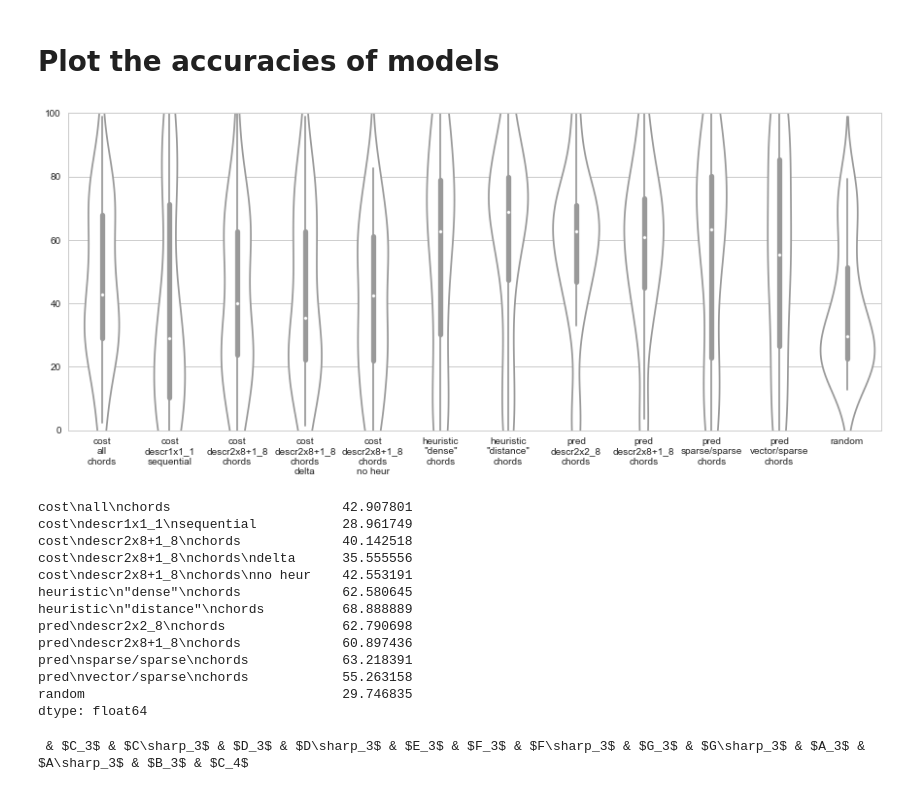
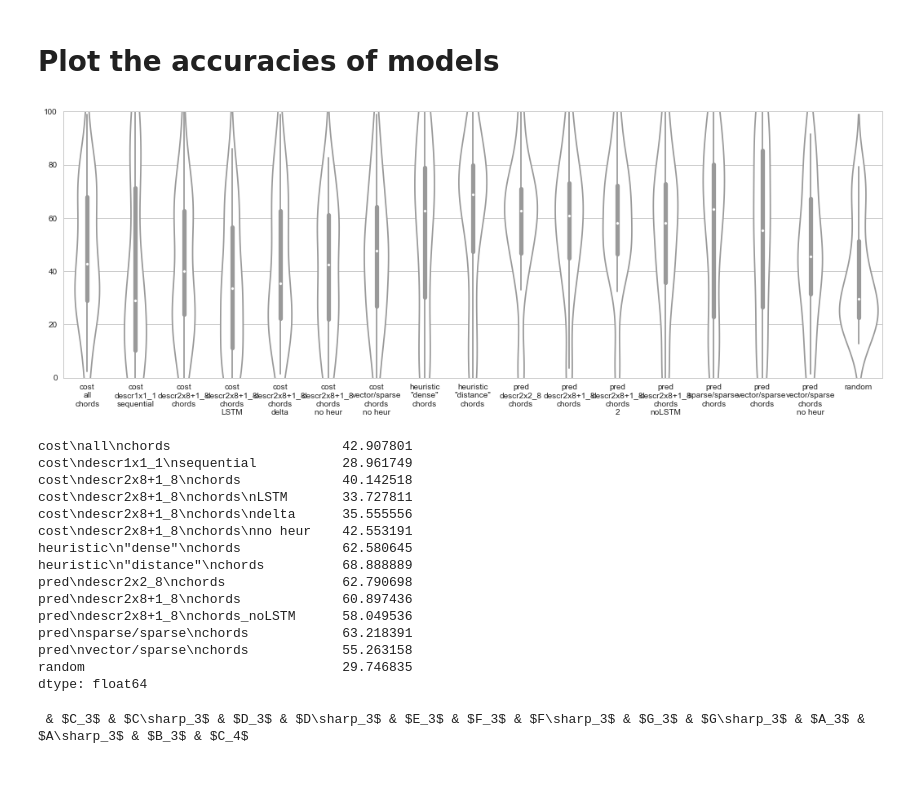
Before and after one commit to eliasmistler/tabgen, a Jupyter notebook: img.ipynb, the cells around one changed output. Drawn from its saved outputs; the diff is of its cells as text; code cells hidden in the pictures.

```diff
--- a/img.ipynb
+++ b/img.ipynb
@@ -135,7 +135,11 @@ model_accuracies = pd.DataFrame({
     # 'pred\ndescr2x2+1_8\nchords': [56.656346749226, 49.056603773584904, 60.04273504273504, 74.21383647798741, 59.09090909090909, 57.59493670886076, 64.73526473526474, 69.2972972972973, 62.7906976744186, 62.7906976744186, 75.73449401523395, 35.57692307692308, 0.38314176245210724, 72.66922094508301, 46.33507853403142, 3.488372093023256, 47.74774774774775, 47.74774774774775, 1.7735334242837655, 1.4388489208633095, 27.528809218950062, 61.6519174041298, 65.0, 46.09929078014184, 47.26840855106889, 32.87671232876712, 51.35135135135135, 77.58620689655173, 85.80645161290322, 40.0, 65.9090909090909, 100.0, 76.66666666666667, 76.66666666666667, 98.94551845342706, 58.620689655172406, 76.90058479532163, 69.23076923076923, 71.25984251968504],
     'pred\ndescr2x8+1_8\nchords': [54.79876160990712, 54.24528301886793, 60.89743589743589, 75.47169811320755, 40.4040404040404, 50.0, 68.43156843156844, 69.72972972972973, 65.89147286821705, 65.89147286821705, 77.80195865070729, 43.269230769230774, 0.38314176245210724, 84.2911877394636, 46.596858638743456, 3.488372093023256, 31.53153153153153, 31.53153153153153, 1.7735334242837655, 1.4388489208633095, 51.21638924455826, 53.687315634218294, 65.20833333333333, 58.86524822695035, 36.81710213776722, 31.963470319634702, 50.45045045045045, 77.58620689655173, 89.24731182795699, 71.11111111111111, 67.04545454545455, 100.0, 75.33333333333333, 75.33333333333333, 98.94551845342706, 49.42528735632184, 93.85964912280701, 61.24260355029586, 70.47244094488188],
     'pred\nvector/sparse\nchords': [56.811145510835914, 53.301886792452834, 21.367521367521366, 35.84905660377358, 31.565656565656564, 43.037974683544306, 89.31068931068931, 81.62162162162161, 70.54263565891473, 70.54263565891473, 89.44504896626768, 38.94230769230769, 99.87228607918263, 4.597701149425287, 20.418848167539267, 0.0, 9.90990990990991, 9.90990990990991, 1.7735334242837655, 1.5827338129496402, 94.36619718309859, 48.96755162241888, 59.791666666666664, 0.0, 54.63182897862233, 100.0, 91.8918918918919, 75.86206896551724, 68.60215053763442, 68.88888888888889, 37.5, 100.0, 93.83333333333333, 93.83333333333333, 98.94551845342706, 19.54022988505747, 55.26315789473685, 49.40828402366864, 64.56692913385827],
+    'pred\nvector/sparse\nchords\nno heur' : [52.78637770897833, 37.735849056603776, 35.8974358974359, 58.80503144654088, 15.151515151515152, 44.936708860759495, 73.72627372627373, 72.32432432432432, 72.09302325581395, 72.09302325581395, 62.35038084874864, 44.230769230769226, 20.434227330779056, 4.725415070242656, 46.596858638743456, 1.744186046511628, 31.53153153153153, 31.53153153153153, 1.6371077762619373, 1.4388489208633095, 12.163892445582587, 50.442477876106196, 54.79166666666667, 48.226950354609926, 62.23277909738717, 32.87671232876712, 88.28828828828829, 79.3103448275862, 18.70967741935484, 28.888888888888886, 45.45454545454545, 91.66666666666666, 90.0, 90.0, 82.77680140597539, 40.229885057471265, 42.98245614035088, 42.60355029585799, 48.031496062992126],
     'pred\nsparse/sparse\nchords': [58.82352941176471, 24.056603773584907, 51.06837606837607, 81.13207547169812, 64.14141414141415, 51.89873417721519, 77.22277722277722, 82.05405405405405, 72.09302325581395, 72.09302325581395, 81.39281828073993, 50.72115384615385, 76.62835249042146, 21.58365261813538, 11.518324607329843, 0.0, 20.72072072072072, 20.72072072072072, 1.6371077762619373, 1.4388489208633095, 100.0, 75.51622418879056, 52.916666666666664, 0.0, 60.09501187648456, 12.32876712328767, 93.09309309309309, 79.3103448275862, 90.32258064516128, 15.555555555555555, 75.0, 100.0, 93.83333333333333, 93.83333333333333, 98.94551845342706, 63.2183908045977, 71.9298245614035, 44.08284023668639, 59.055118110236215],
+    'pred\ndescr2x8+1_8\nchords\nnoLSTM': [58.04953560371517, 2.358490566037736, 48.504273504273506, 72.32704402515722, 37.37373737373738, 34.177215189873415, 67.63236763236763, 69.83783783783784, 62.7906976744186, 62.7906976744186, 73.12295973884657, 43.75, 100.0, 8.301404853128991, 66.2303664921466, 0.0, 31.53153153153153, 31.53153153153153, 1.7735334242837655, 1.4388489208633095, 53.39308578745199, 49.557522123893804, 48.541666666666664, 64.8936170212766, 66.5083135391924, 33.33333333333333, 66.06606606606607, 77.58620689655173, 76.77419354838709, 28.888888888888886, 57.95454545454546, 100.0, 76.66666666666667, 76.66666666666667, 98.94551845342706, 78.16091954022988, 90.35087719298247, 40.23668639053255, 44.881889763779526],
+    'pred\ndescr2x8+1_8\nchords\n2': [49.07120743034056, 49.056603773584904, 46.15384615384615, 72.95597484276729, 71.46464646464646, 51.26582278481012, 67.13286713286713, 69.83783783783784, 62.7906976744186, 62.7906976744186, 79.97823721436343, 37.980769230769226, 100.0, 6.513409961685824, 46.596858638743456, 47.093023255813954, 45.94594594594595, 45.94594594594595, 2.728512960436562, 2.446043165467626, 32.52240717029449, 70.20648967551622, 51.66666666666667, 48.93617021276596, 35.62945368171022, 43.83561643835616, 64.56456456456456, 77.58620689655173, 81.29032258064515, 57.77777777777777, 68.18181818181817, 100.0, 78.5, 78.5, 98.94551845342706, 70.11494252873564, 84.7953216374269, 49.40828402366864, 58.26771653543307],
+
     # 'pred\nall\nchords'
 
     # delta
@@ -160,49 +164,53 @@ model_accuracies = pd.DataFrame({
     'cost\nall\nchords': [30.185758513931887, 4.245283018867925, 30.982905982905983, 80.50314465408806, 36.11111111111111, 32.278481012658226, 75.82417582417582, 69.08108108108108, 78.29457364341084, 78.29457364341084, 79.5429815016322, 24.519230769230766, 18.39080459770115, 66.66666666666666, 48.69109947643979, 57.55813953488372, 21.62162162162162, 21.62162162162162, 2.728512960436562, 2.446043165467626, 62.355953905249685, 35.39823008849557, 28.125, 42.90780141843972, 25.890736342042754, 21.91780821917808, 41.44144144144144, 75.86206896551724, 76.98924731182795, 40.0, 50.0, 72.61904761904762, 61.5, 61.5, 98.94551845342706, 43.67816091954023, 29.82456140350877, 32.544378698224854, 51.181102362204726],
     'cost\ndescr2x8+1_8\nchords': [18.575851393188856, 66.98113207547169, 13.88888888888889, 41.19496855345912, 9.595959595959595, 43.037974683544306, 57.642357642357645, 68.97297297297297, 62.7906976744186, 62.7906976744186, 74.10228509249184, 18.269230769230766, 0.0, 6.385696040868455, 11.2565445026178, 65.11627906976744, 24.324324324324326, 24.324324324324326, 4.774897680763983, 3.741007194244604, 26.504481434058896, 48.67256637168141, 25.0, 26.595744680851062, 40.142517814726844, 32.87671232876712, 69.36936936936937, 77.58620689655173, 84.08602150537634, 62.22222222222222, 27.27272727272727, 100.0, 56.49999999999999, 56.49999999999999, 76.97715289982425, 22.988505747126435, 28.07017543859649, 28.402366863905325, 50.0],
     'cost\ndescr2x8+1_8\nchords\nno heur': [27.708978328173373, 58.9622641509434, 19.65811965811966, 66.98113207547169, 21.464646464646464, 62.0253164556962, 61.038961038961034, 61.62162162162163, 62.7906976744186, 62.7906976744186, 75.40805223068553, 8.173076923076923, 0.0, 6.385696040868455, 44.50261780104712, 0.0, 30.630630630630627, 30.630630630630627, 7.094133697135062, 6.618705035971223, 8.322663252240718, 57.817109144542776, 21.041666666666668, 42.5531914893617, 51.06888361045131, 22.37442922374429, 37.53753753753754, 79.3103448275862, 78.27956989247312, 75.55555555555556, 35.22727272727273, 45.23809523809524, 25.166666666666664, 25.166666666666664, 82.77680140597539, 28.735632183908045, 55.26315789473685, 47.633136094674555, 53.937007874015755],
-    # 'cost\nvector/sparse\nchords'
+    'cost\ndescr2x8+1_8\nchords\nLSTM': [36.84210526315789, 63.20754716981132, 64.52991452991454, 15.40880503144654, 12.121212121212121, 20.88607594936709, 70.32967032967034, 70.37837837837839, 76.74418604651163, 76.74418604651163, 61.915125136017416, 24.278846153846153, 0.0, 8.939974457215836, 5.49738219895288, 36.04651162790697, 36.03603603603604, 36.03603603603604, 3.547066848567531, 2.877697841726619, 37.38796414852753, 10.32448377581121, 15.625, 2.8368794326241136, 39.19239904988123, 54.794520547945204, 1.8018018018018018, 58.620689655172406, 32.043010752688176, 48.888888888888886, 25.0, 45.23809523809524, 23.833333333333336, 23.833333333333336, 86.11599297012302, 1.1494252873563218, 0.0, 33.72781065088758, 62.59842519685039],
+
+    'cost\nvector/sparse\nchords\nno heur': [26.006191950464398, 25.0, 17.094017094017094, 69.18238993710692, 50.505050505050505, 18.354430379746837, 64.33566433566433, 61.29729729729729, 67.44186046511628, 67.44186046511628, 83.02502720348205, 34.855769230769226, 17.24137931034483, 8.301404853128991, 26.96335078534031, 0.0, 41.44144144144144, 41.44144144144144, 51.56889495225102, 53.956834532374096, 92.44558258642766, 82.59587020648968, 32.29166666666667, 0.0, 43.705463182897866, 32.87671232876712, 64.26426426426426, 75.86206896551724, 78.06451612903226, 48.888888888888886, 44.31818181818182, 47.61904761904761, 27.0, 27.0, 98.94551845342706, 13.793103448275861, 49.122807017543856, 48.5207100591716, 53.14960629921261],
     # 'cost\nsparse/sparse\nchords'
 
     # delta
     # 'cost\nall\nchords\ndelta'
     'cost\ndescr2x8+1_8\nchords\ndelta': [32.972136222910216, 74.52830188679245, 25.427350427350426, 52.83018867924528, 15.909090909090908, 26.582278481012654, 74.92507492507492, 72.97297297297297, 59.68992248062015, 59.68992248062015, 78.23721436343853, 17.78846153846154, 1.532567049808429, 8.301404853128991, 25.654450261780106, 9.30232558139535, 12.612612612612612, 12.612612612612612, 24.556616643929058, 22.15827338129496, 33.93085787451985, 26.548672566371685, 3.958333333333333, 54.25531914893617, 56.294536817102134, 22.37442922374429, 65.46546546546547, 74.13793103448276, 40.0, 35.55555555555556, 25.0, 86.90476190476191, 79.83333333333333, 79.83333333333333, 98.94551845342706, 50.57471264367817, 58.77192982456141, 20.710059171597635, 43.30708661417323],
     # 'cost\nvector/sparse\nchords\ndelta'
     # 'cost\nsparse/sparse\nchords\ndelta'
 
     # sequential
     # 'cost\nall\nsequential'
     'cost\ndescr1x1_1\nsequential': [24.310520939734424, 0.5089058524173028, 7.18232044198895, 2.515723270440252, 7.616707616707617, 28.96174863387978, 88.03556992724333, 82.72027373823782, 72.09302325581395, 72.09302325581395, 81.71926006528835, 4.470198675496689, 92.04042956411877, 4.597701149425287, 0.0, 64.53488372093024, 19.81981981981982, 19.81981981981982, 14.470108695652172, 13.48870056497175, 31.75416133162612, 25.958702064896755, 2.083333333333333, 42.5531914893617, 28.672150411280846, 0.0, 32.237871674491394, 70.6896551724138, 19.35483870967742, 35.55555555555556, 35.43307086614173, 100.0, 91.87319884726224, 91.87319884726224, 97.01230228471002, 38.80597014925373, 10.526315789473683, 10.073710073710075, 42.70833333333333],
     # 'cost\nvector/sparse\nsequential'
     # 'cost\nsparse/sparse\nsequential'
 
     # delta
     # 'cost\nall\nsequential\ndelta'
     # 'cost\ndescr1x1_1\nsequential\ndelta': [27.47701736465781, 52.16284987277354, 8.011049723756907, 56.289308176100626, 16.953316953316953, 23.497267759562842, 89.8949070331447, 76.732249786142, 74.03100775193798, 74.03100775193798, 74.64635473340587, 17.052980132450333, 100.0, 4.597701149425287, 26.17801047120419, 8.13953488372093, 14.414414414414415, 14.414414414414415, 4.129793510324483, 59.166666666666664, 32.97872340425532, 75.08813160987074, 31.963470319634702, 98.59154929577466, 63.793103448275865, 66.02150537634408, 35.55555555555556, 23.62204724409449, 100.0, 89.97118155619597, 89.97118155619597, 82.77680140597539, 30.597014925373134, 58.187134502923975, 35.62653562653563, 44.44444444444444],
     # 'cost\nvector/sparse\nsequential\ndelta'
     # 'cost\nsparse/sparse\nsequential\ndelta'
 
 })
 # model_accuracies.describe()
 
-plt.figure(figsize=(15,6))
+plt.figure(figsize=(18,6))
 sns.violinplot(model_accuracies, color='w')
 plt.plot()
 plt.ylim((0,100))
 plt.show()
 # %% [output]
-[figure, old version]
+[figure, new version]
 # %%
 model_accuracies.median()
 # %% [output]
 cost\nall\nchords                      42.907801
 cost\ndescr1x1_1\nsequential           28.961749
 cost\ndescr2x8+1_8\nchords             40.142518
+cost\ndescr2x8+1_8\nchords\nLSTM       33.727811
 cost\ndescr2x8+1_8\nchords\ndelta      35.555556
 cost\ndescr2x8+1_8\nchords\nno heur    42.553191
 heuristic\n"dense"\nchords             62.580645
 heuristic\n"distance"\nchords          68.888889
 pred\ndescr2x2_8\nchords               62.790698
 pred\ndescr2x8+1_8\nchords             60.897436
+pred\ndescr2x8+1_8\nchords_noLSTM      58.049536
 pred\nsparse/sparse\nchords            63.218391
 pred\nvector/sparse\nchords            55.263158
 random                                 29.746835
```
Also changed, not shown: 16 other files.
